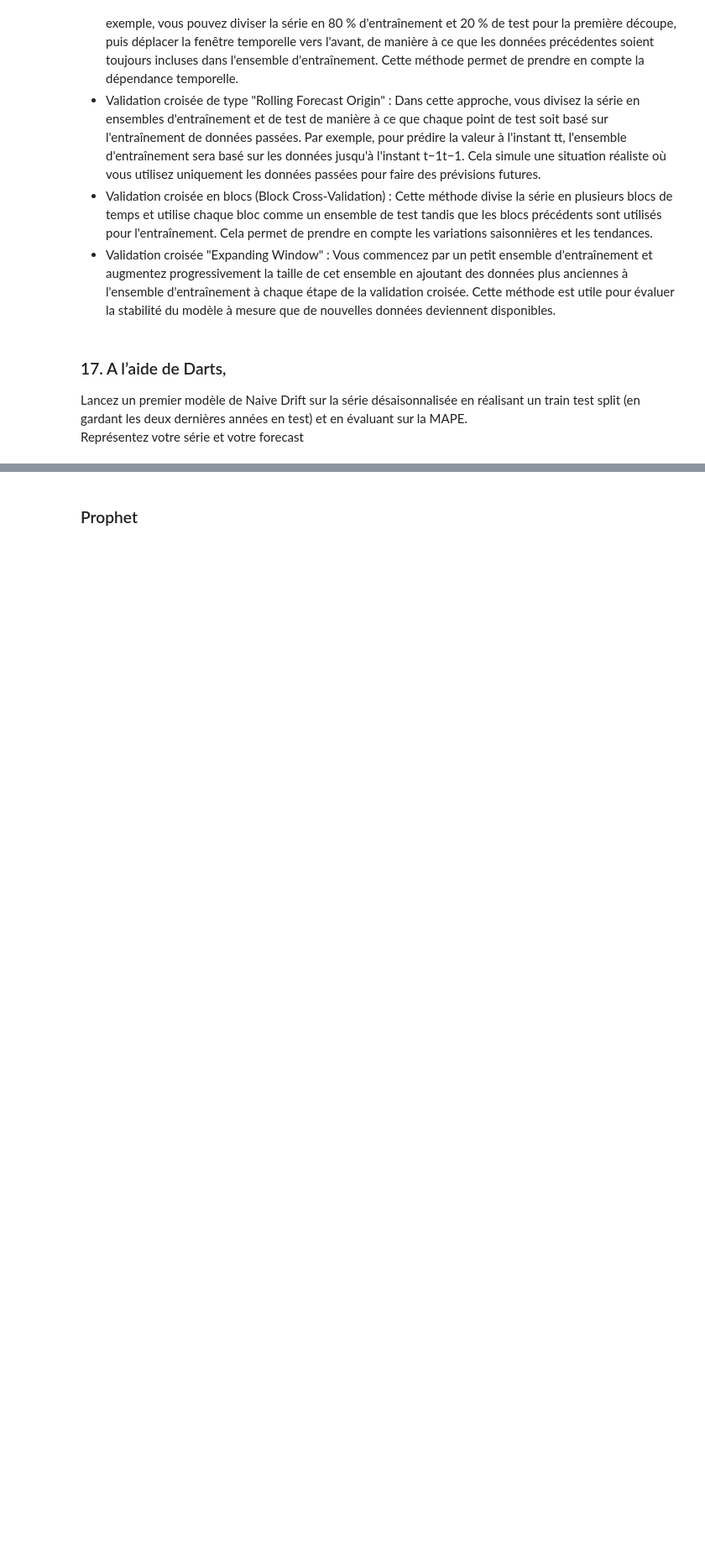
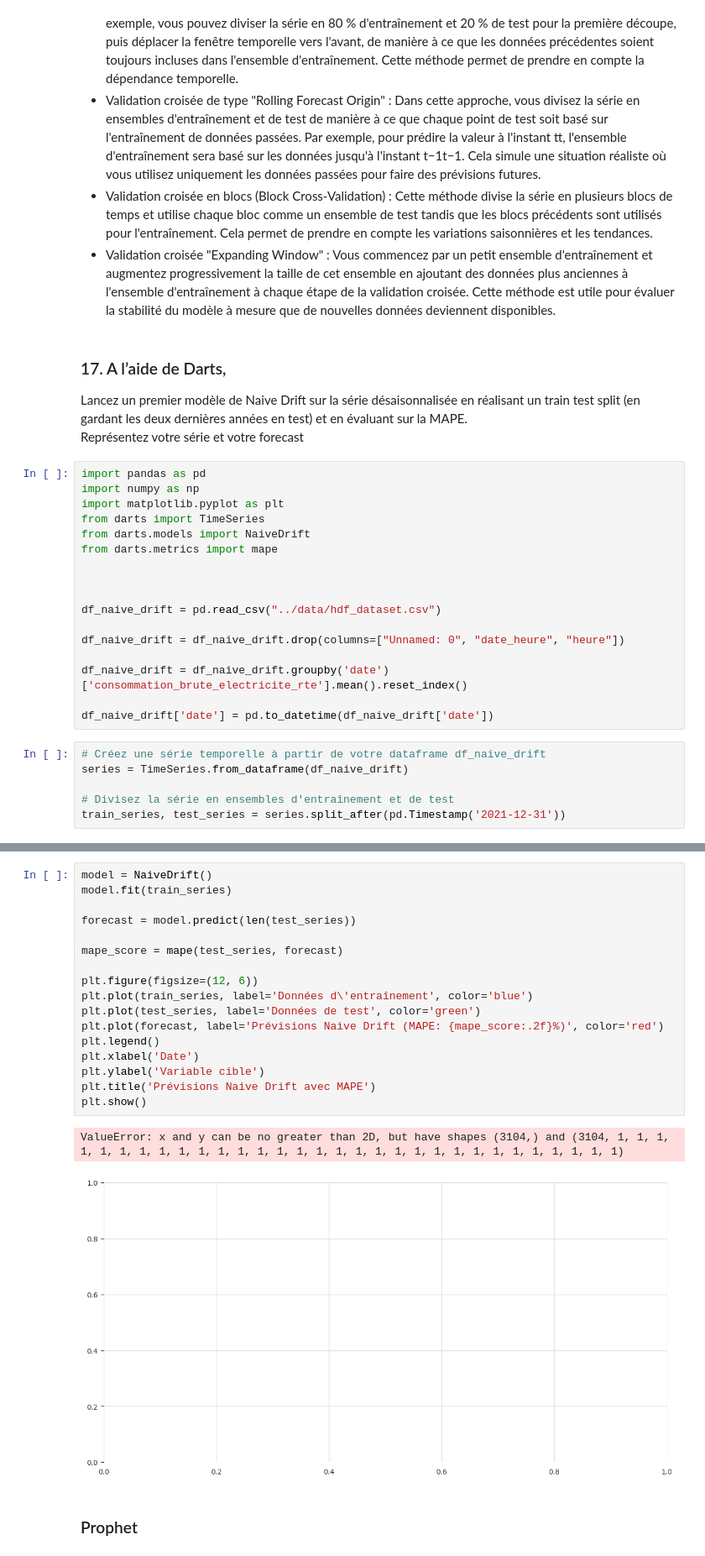
Before and after one commit to Olaffson/time_series, a Jupyter notebook: notebook/3_model.ipynb, the cells around one changed output, grey strips where cells are left out. Shown at 84% size. Cells and saved outputs as stored; diff of their text form; blank space fills up the shorter version.

```diff
--- a/notebook/3_model.ipynb
+++ b/notebook/3_model.ipynb
@@ -630,3 +667,26 @@ Il existe des méthodes spécifiques de validation croisée conçues pour les s
 ### 17. A l’aide de Darts,
 Lancez un premier modèle de Naive Drift sur la série désaisonnalisée en réalisant un train test split (en gardant les deux dernières années en test) et en évaluant sur la MAPE.
 Représentez votre série et votre forecast
+# %%
+import pandas as pd
+import numpy as np
+import matplotlib.pyplot as plt
+from darts import TimeSeries
+from darts.models import NaiveDrift
+from darts.metrics import mape
+
+
+
+df_naive_drift = pd.read_csv("../data/hdf_dataset.csv")
+
+df_naive_drift = df_naive_drift.drop(columns=["Unnamed: 0", "date_heure", "heure"])
+
+df_naive_drift = df_naive_drift.groupby('date')['consommation_brute_electricite_rte'].mean().reset_index()
+
+df_naive_drift['date'] = pd.to_datetime(df_naive_drift['date'])
+# %%
+# Créez une série temporelle à partir de votre dataframe df_naive_drift
+series = TimeSeries.from_dataframe(df_naive_drift)
+
+# Divisez la série en ensembles d'entraînement et de test
+train_series, test_series = series.split_after(pd.Timestamp('2021-12-31'))
@@ -633,3 +695,23 @@ Représentez votre série et votre forecast
+# %%
+model = NaiveDrift()
+model.fit(train_series)
+
+forecast = model.predict(len(test_series))
+
+mape_score = mape(test_series, forecast)
+
+plt.figure(figsize=(12, 6))
+plt.plot(train_series, label='Données d\'entraînement', color='blue')
+plt.plot(test_series, label='Données de test', color='green')
+plt.plot(forecast, label='Prévisions Naive Drift (MAPE: {mape_score:.2f}%)', color='red')
+plt.legend()
+plt.xlabel('Date')
+plt.ylabel('Variable cible')
+plt.title('Prévisions Naive Drift avec MAPE')
+plt.show()
+# %% [output]
+ValueError: x and y can be no greater than 2D, but have shapes (3104,) and (3104, 1, 1, 1, 1, 1, 1, 1, 1, 1, 1, 1, 1, 1, 1, 1, 1, 1, 1, 1, 1, 1, 1, 1, 1, 1, 1, 1, 1, 1, 1, 1)
+[figure, added]
 # %% [markdown]
 ### Prophet
 # %%
```
Also changed, not shown: parts of 9 cells of this notebook, 4 other files.
